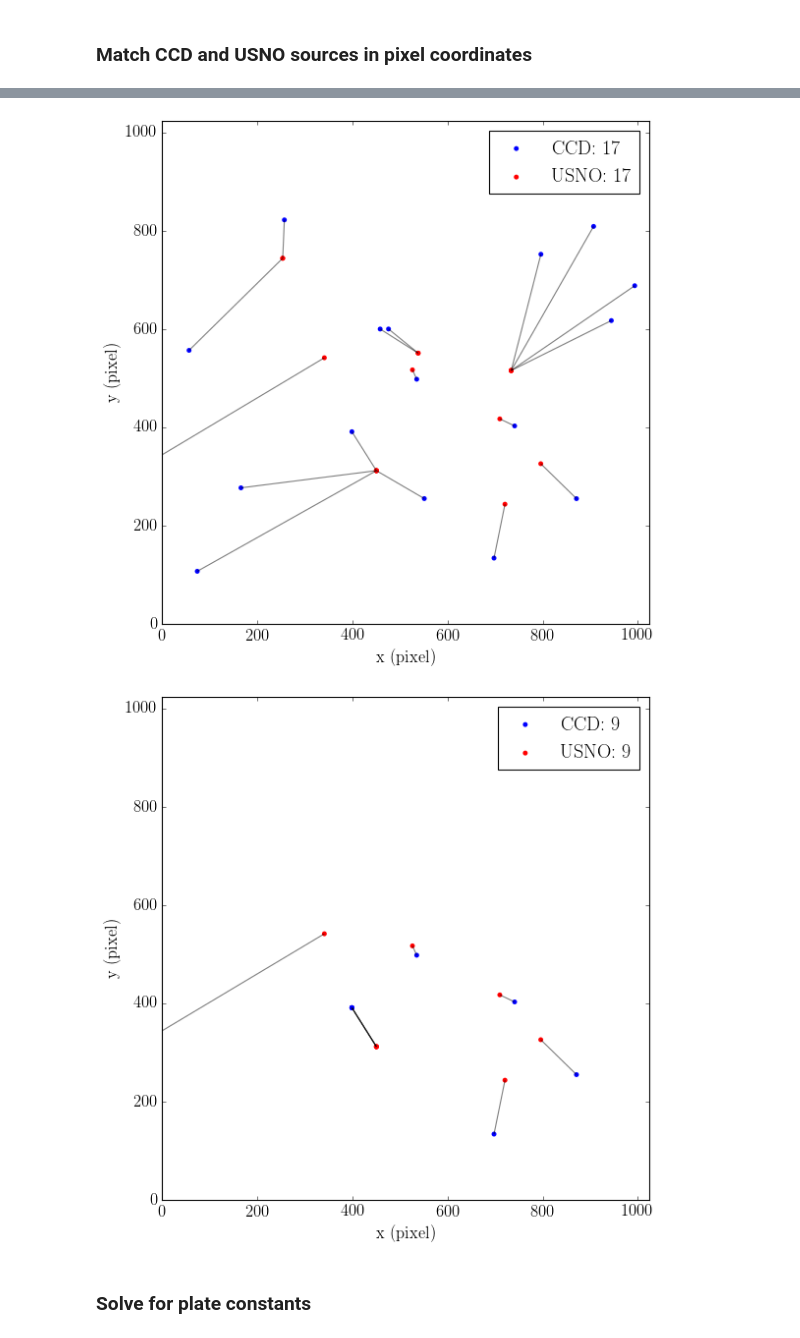
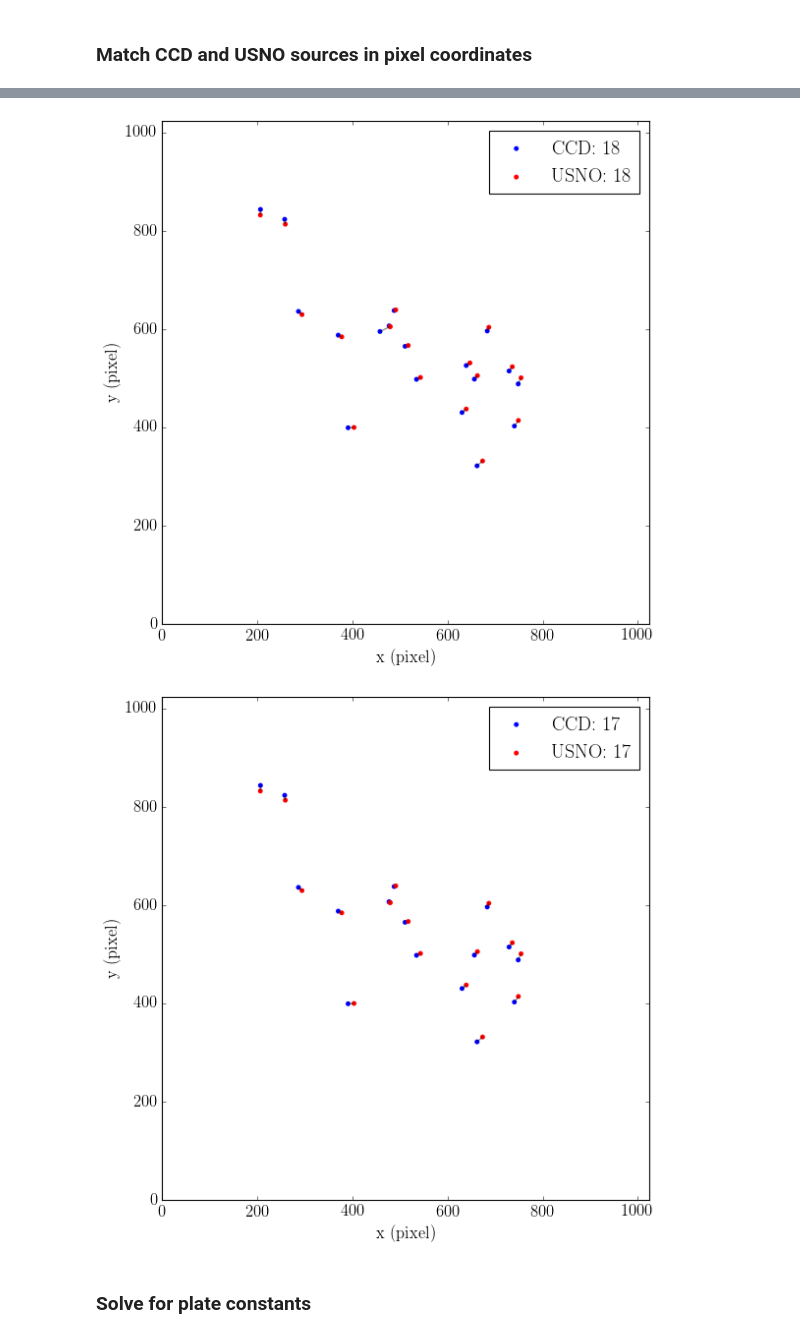
Before and after one commit to jbirky/AsteroidAstrometry, a Jupyter notebook: positions.ipynb, the cells around one changed output, grey strips where cells are left out. Saved outputs shown, nothing was run; the diff lists cells and outputs as text; code cells hidden in the pictures.

Commit message:
new centoids and matching

```diff
--- a/positions.ipynb
+++ b/positions.ipynb
@@ -107,6 +53,13 @@ rawf  = fits.getheader('data/asteroids/d1038.fits')
 folder = 'data/egeria/egeria_'
 obs    = ['ob1','df1','ob2','df2','ob3','ob4'] #should be in order of time of observation
 data   = np.array([np.load(folder+f+'.npy') for f in obs])
-data.shape
+data2  = np.array([np.load(folder+f+'.npy') for f in obs])
+print(data.shape)
+
+
+#Compute centroids
+nsources = 40
+xccd, yccd = centroid(data[0], nsources=nsources)
+plotImg(data2[0], pts=[xccd, yccd], title='%s Centroids'%(nsources))
 # %% [output]
 (6, 1024, 1024)
@@ -115,17 +66,0 @@ data.shape
-# %%
-red = data[0]
-
-perc = 99.8
-star_pts = findStar(red, perc=perc)
-
-bad_col = [255, 256] + list(np.arange(1000,1025))
-ptlist = removePixels(star_pts, cols=bad_col)
-
-clusters = clusterPoints(ptlist, radius=10)
-peak_pixels = findClusterMax(red, clusters)
-centroids = centroid(red, peak_pixels, radius=20)
-
-xccd = centroids.T[0]
-yccd = centroids.T[1]
-
-plotImg(red, pts=centroids.T, rng=[-20,20], title='Sub-pixel Centroids')
@@ -153,6 +83,9 @@ Calling Vizier http://webviz.u-strasbg.fr/viz-bin/asu-tsv/?-source=USNO-B1&-c.ra
 # %% [markdown]
 ### Match CCD and USNO sources in pixel coordinates
 # %%
+#Convert to pixel coordinates using ideal transformation
+xusno_ideal, yusno_ideal = projectedToPixelIdeal(Xusno, Yusno, f_p=16480/(2*0.015), x0=465, y0=600)
+
 plt.figure(figsize=[8,8])
 plt.scatter(xccd, yccd, color='b', edgecolor='none', label='CCD: %s'%(len(xccd)))
 plt.scatter(xusno_ideal, yusno_ideal, color='r', edgecolor='none', label='USNO: %s'%(len(xusno_ideal)))
@@ -167,12 +100,12 @@ plt.show()
 # %%
-xusno_match, yusno_match = matchCoord(xccd, yccd, xusno_ideal, yusno_ideal)
-plotMatch(xccd, yccd, xusno_match, yusno_match)
+xccd_match, yccd_match, xusno_match, yusno_match = matchCoord(xccd, yccd, xusno_ideal, yusno_ideal, thres=40)
+plotMatch(xccd_match, yccd_match, xusno_match, yusno_match)
 
-xm1, ym1, xm2, ym2 = removeMatches(xccd, yccd, xusno_match, yusno_match)
+xm1, ym1, xm2, ym2 = removeMatches(xccd_match, yccd_match, xusno_match, yusno_match)
 plotMatch(xm1, ym1, xm2, ym2)
 # %% [output]
-[figure, old version]
+[figure, new version]
-[figure, old version]
+[figure, new version]
 # %% [markdown]
 ### Solve for plate constants
 # %%
```
Also changed, not shown: parts of 15 cells of this notebook.
